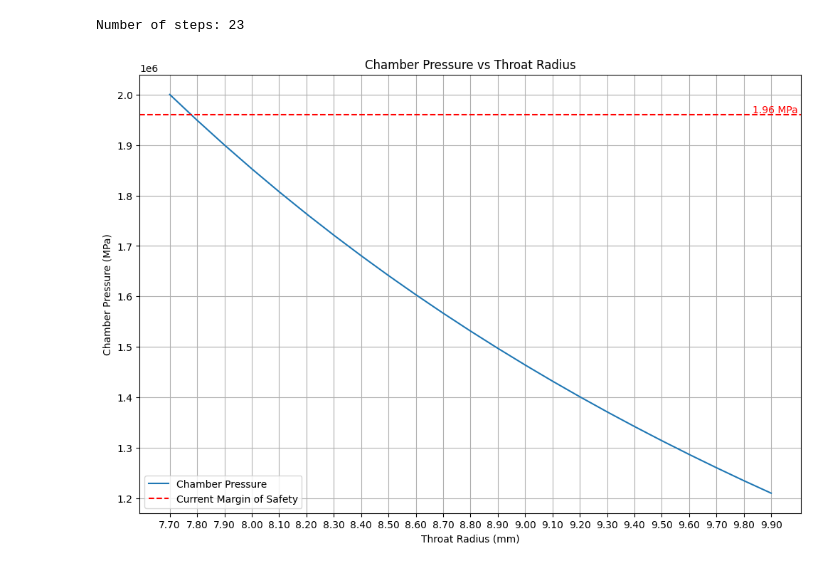
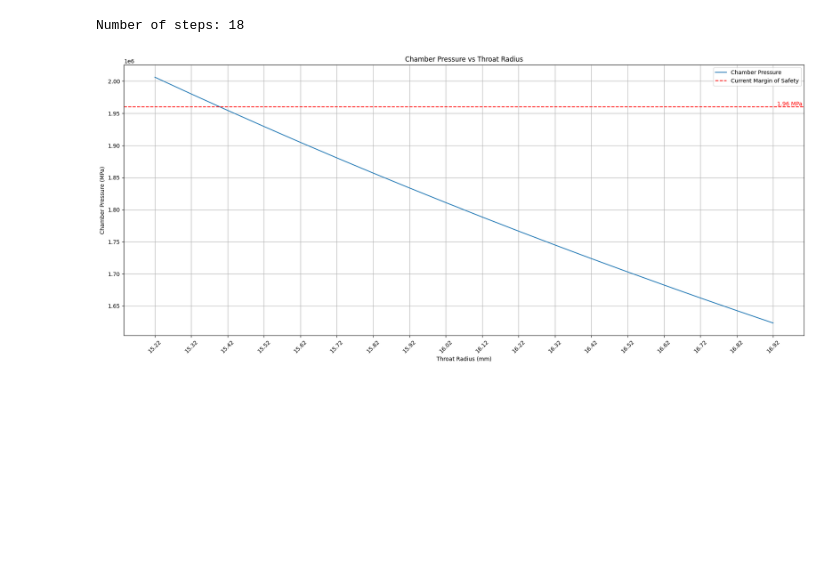
Before and after one commit to ULAS-HiPR/luin_of_celtchar, a Jupyter notebook: 05_nozzle_expansion.ipynb, the cells around one changed output. Cells and saved outputs as stored; diff of their text form; code cells hidden in the pictures; blank space fills up the shorter version.

```diff
--- a/05_nozzle_expansion.ipynb
+++ b/05_nozzle_expansion.ipynb
@@ -3,18 +3,18 @@ import numpy as np
 import matplotlib.pyplot as plt
 # %%
 initial_chamber_pressure = 2e6  # Pa
-initial_throat_radius = 0.007702  # m
+initial_throat_radius = 0.01522  # m
 
-cstar = 1600  # m/s, characteristic velocity
-mdot = 0.2329699  # kg/s, mass flow rate
+cstar = 1570  # m/s, characteristic velocity
+mdot = 0.93  # kg/s, mass flow rate
 
 throat_step = 0.0001  # m
-final_throat_radius = 0.01  # m
+final_throat_radius = 0.017  # m
 
 number_of_steps = int((final_throat_radius - initial_throat_radius) / throat_step) + 1
 print(f'Number of steps: {number_of_steps}')
 # %% [output]
-Number of steps: 23
+Number of steps: 18
 # %%
 def compute_throat_area(mdot, cstar, chamber_pressure):
     """Compute the throat area of the nozzle."""
@@ -32,20 +32,23 @@ for throat_radius in np.arange(initial_throat_radius, final_throat_radius, throa
 # %%
 plt.gcf().set_size_inches(12, 8)
 
 plt.title('Chamber Pressure vs Throat Radius')
 
 plt.xlabel('Throat Radius (mm)')
 plt.ylabel('Chamber Pressure (MPa)')
 plt.plot(np.arange(initial_throat_radius, final_throat_radius, throat_step), pressures, label='Chamber Pressure')
 
 plt.xticks(np.arange(initial_throat_radius, final_throat_radius, throat_step))
-plt.xticks(np.arange(initial_throat_radius, final_throat_radius, throat_step),
-           [f"{x*1000:.2f}" for x in np.arange(initial_throat_radius, final_throat_radius, throat_step)])
+plt.xticks(np.arange(initial_throat_radius, final_throat_radius, throat_step), [f"{x*1000:.2f}" for x in np.arange(initial_throat_radius, final_throat_radius, throat_step)])
 plt.axhline(y=1.96e6, color='red', linestyle='--', label='Current Margin of Safety')
 plt.text(final_throat_radius, 1.96e6, f'{1.96e6/1e6:.2f} MPa', color='red', va='bottom', ha='right')
 
 plt.grid(which='both', axis='both')
+# increase figure width, rotate x labels and adjust layout
+plt.gcf().set_size_inches(18, 8)
+plt.xticks(rotation=45)
+plt.tight_layout()
 plt.legend()
 plt.show()
 # %% [output]
-[figure, old version]
+[figure, new version]
```
Also changed, not shown: 5 other files.
